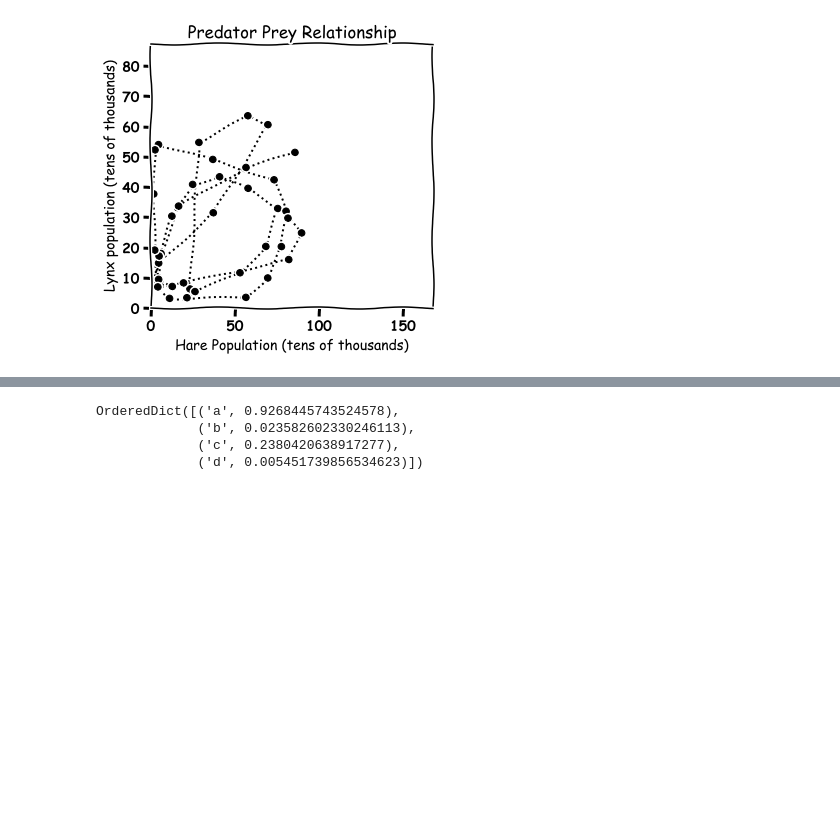
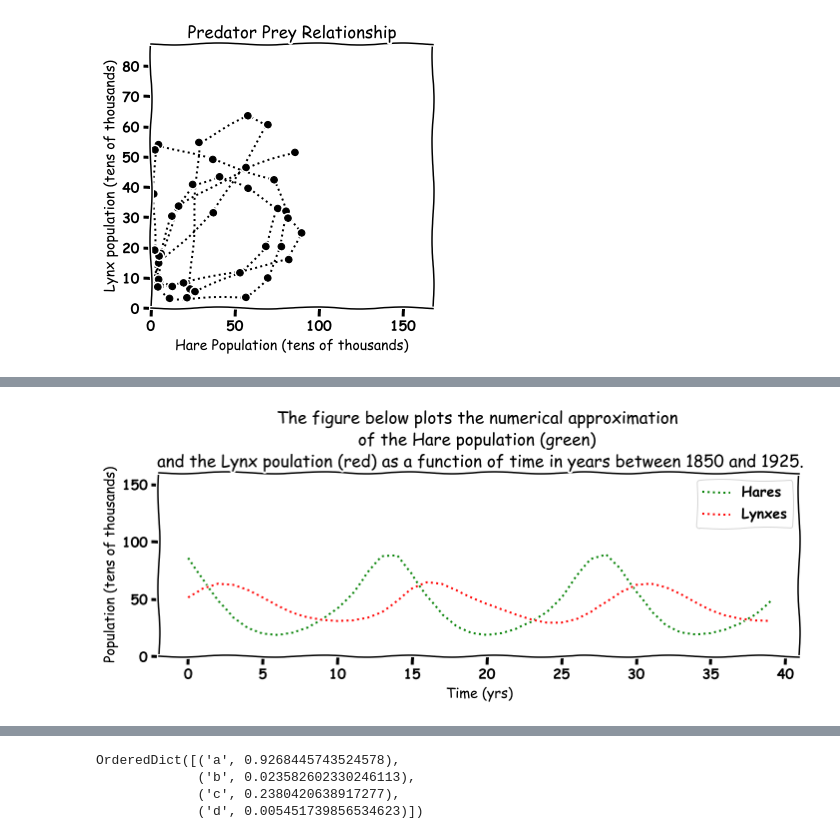
Before and after one commit to john-s-butler-dit/Predator-Prey-for-Young-Minds, a Jupyter notebook: Snow Hares and Lynxes Frontiers for Young Minds.ipynb, the cells around one changed output, grey strips where cells are left out. Saved outputs shown, nothing was run; the diff lists cells and outputs as text; code cells hidden in the pictures; blank space fills up the shorter version.

```diff
--- a/Snow Hares and Lynxes Frontiers for Young Minds.ipynb
+++ b/Snow Hares and Lynxes Frontiers for Young Minds.ipynb
@@ -326,0 +255,27 @@ r_squared              -0.13655138312874993
+# %%
+tSample = np.array(Pred_prey_data.Year[50:-1]-Pred_prey_data.Year[50])
+
+
+sSample, xSample = ode_model(t=tSample, a=9.0e-01, b=2.0e-02, c=2.3e-01,d=5.0e-03 )
+with plt.xkcd():
+    ## Plotting Figure
+    fig = plt.figure(1,figsize=(10,4))
+
+    ax = fig.add_subplot(1,1,1)
+
+    ax.plot(tSample,xSample,':',color='green',label='Hares')
+    ax.plot(tSample,sSample,':',color='red',label='Lynxes')
+
+    ax.legend()
+    ax.set_xlabel('Time (yrs)')
+    ax.set_ylabel('Population (tens of thousands)')
+    ax.legend(loc='best')
+    ax.set_title('The figure below plots the numerical approximation \n of the Hare population (green)  \nand the Lynx poulation (red) as a function of time in years between 1850 and 1925.')
+    plt.tight_layout()
+    plt.subplots_adjust(top=0.85)
+    plt.ylim(0,160)
+
+
+    plt.show()
+# %% [output]
+[figure, added]
```
Also changed, not shown: parts of 23 cells of this notebook, 4 other files.
